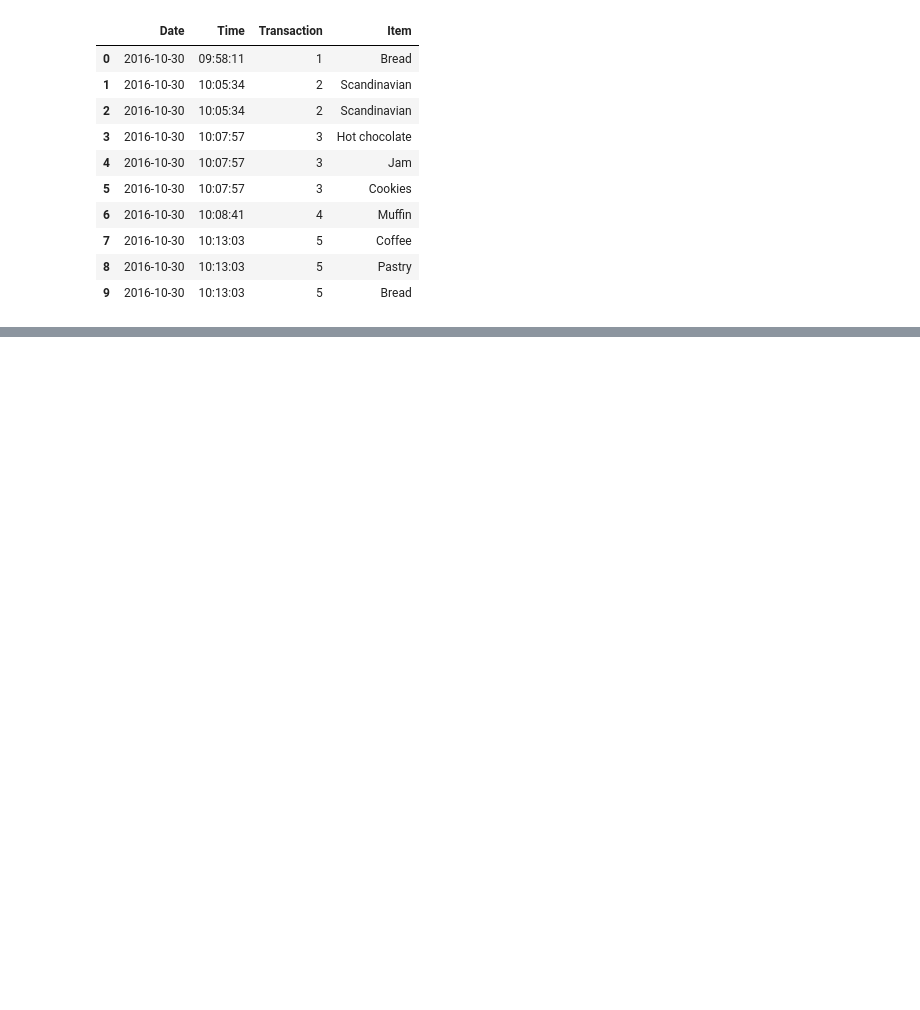
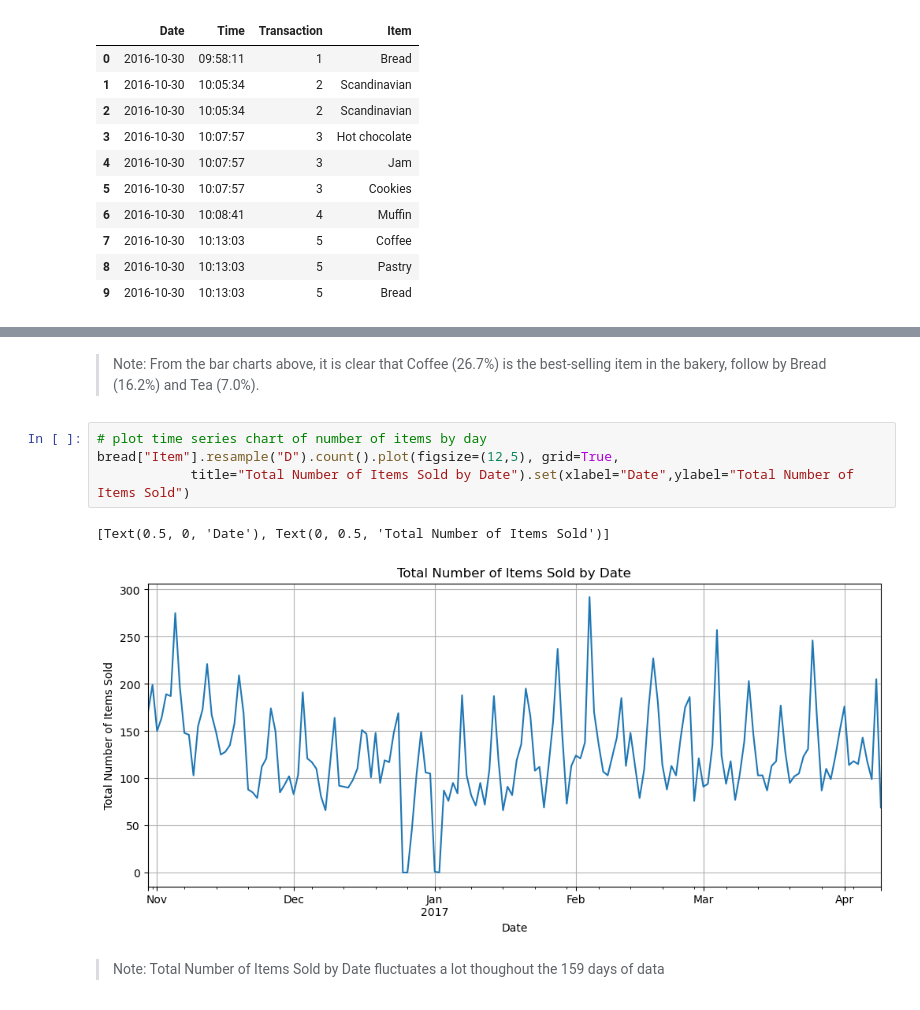
Before and after one commit to Shlok2002/blog, a Jupyter notebook: _notebooks/2022-12-15-Market-Basket-Analysis.ipynb, the cells around one changed output, grey strips where cells are left out. Saved outputs shown, nothing was run; the diff lists cells and outputs as text; blank space fills up the shorter version.

```diff
--- a/_notebooks/2022-12-15-Market-Basket-Analysis.ipynb
+++ b/_notebooks/2022-12-15-Market-Basket-Analysis.ipynb
@@ -213,0 +290,11 @@ Number of rows:20507
+# %% [markdown]
+> Note: From the bar charts above, it is clear that Coffee (26.7%) is the best-selling item in the bakery, follow by Bread (16.2%) and Tea (7.0%).
+# %%
+# plot time series chart of number of items by day
+bread["Item"].resample("D").count().plot(figsize=(12,5), grid=True,
+            title="Total Number of Items Sold by Date").set(xlabel="Date",ylabel="Total Number of Items Sold")
+# %% [output]
+[Text(0.5, 0, 'Date'), Text(0, 0.5, 'Total Number of Items Sold')]
+[figure, added]
+# %% [markdown]
+> Note: Total Number of Items Sold by Date fluctuates a lot thoughout the 159 days of data
```
Also changed, not shown: parts of 40 cells of this notebook.
